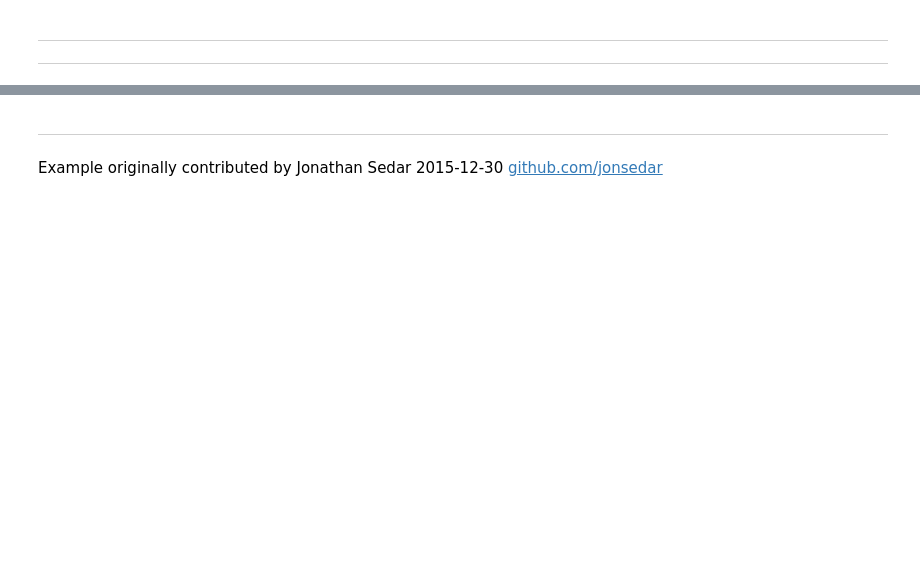
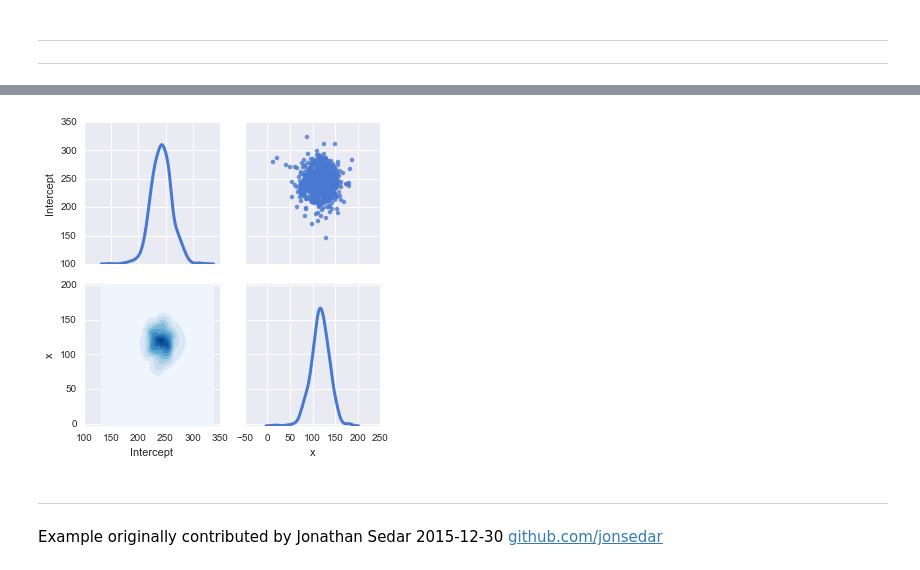
Before and after one commit to jonsedar/pymc_examples, a Jupyter notebook: GLM-model-selection.ipynb, the cells around one changed output, grey strips where cells are left out. Drawn from its saved outputs; the diff is of its cells as text; code cells hidden in the pictures; blank space fills up the shorter version.

```diff
--- a/GLM-model-selection.ipynb
+++ b/GLM-model-selection.ipynb
@@ -347,0 +437,10 @@ df['sigma_y'].plot(kind='kde')
+# %%
+trc = pm.trace_to_dataframe(traces['k1'])
+# xlims, ylims = zip(trc.min(0), trc.max(0))
+# %%
+g = sns.PairGrid(trc[-1000:][['Intercept','x']])
+_ = g.map_upper(sns.regplot, fit_reg=False)
+_ = g.map_lower(sns.kdeplot, shade=True, cmap="Blues")
+_ = g.map_diag(sns.kdeplot, lw=3, legend=False)
+# %% [output]
+[figure, added]
```
Also changed, not shown: parts of 32 cells of this notebook, 1 other file.
